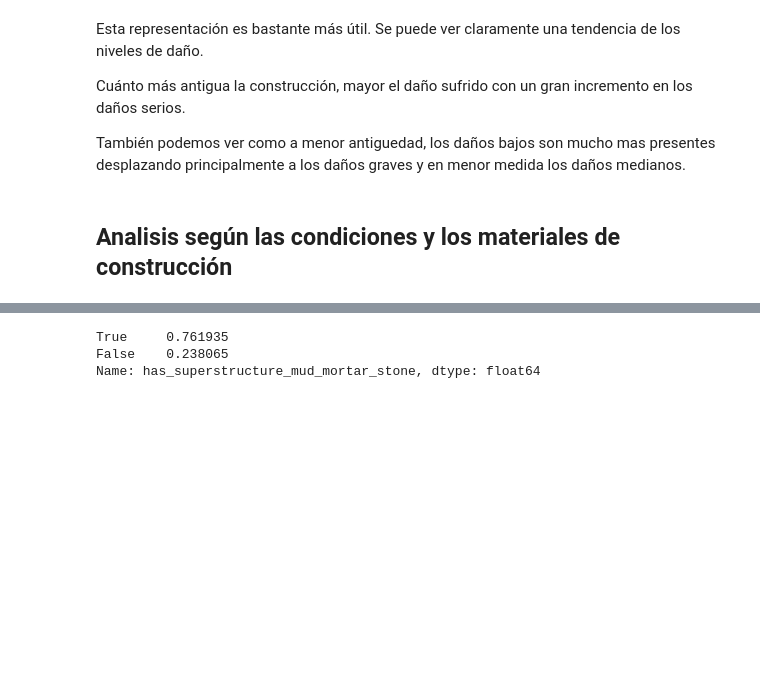
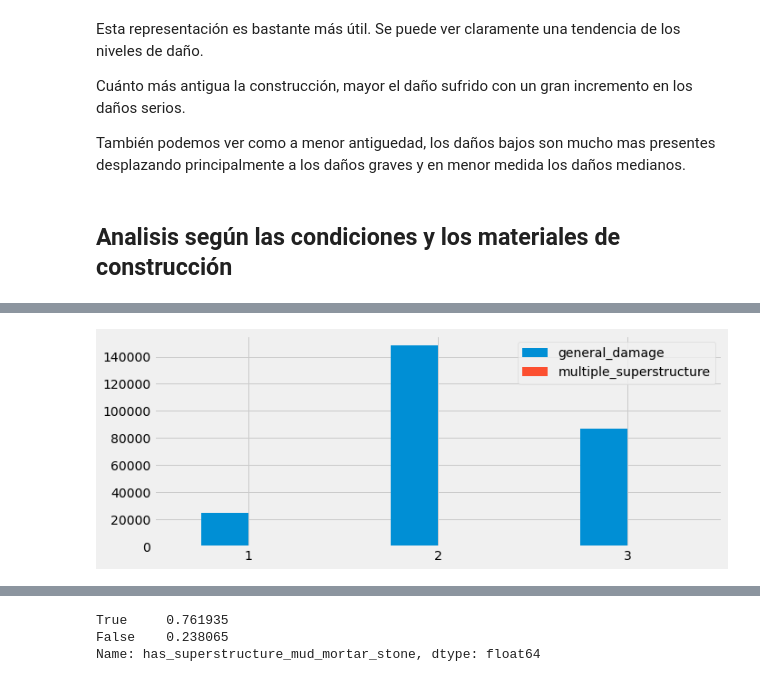
Before and after one commit to franvinas/7506-tp1, a Jupyter notebook: tp1.ipynb, the cells around one changed output, grey strips where cells are left out. Cells and saved outputs as stored; diff of their text form; code cells hidden in the pictures; blank space fills up the shorter version.

```diff
--- a/tp1.ipynb
+++ b/tp1.ipynb
@@ -558,0 +581,7 @@ superstructure.groupby('damage_grade').agg(lambda x: x.sum() / x.count()).plot(k
+# %%
+multiple_superstructure = superstructure.loc[superstructure['sum']>3,'damage_grade'].value_counts(normalize=True, sort=False)
+comparative_superstructure['multiple_superstructure'] = multiple_superstructure
+comparative_superstructure[['general_damage','multiple_superstructure']].plot(kind='bar', figsize=(10,4), rot=0, grid=True)
+plt.show()
+# %% [output]
+[figure, added]
```
Also changed, not shown: parts of 24 cells of this notebook.
